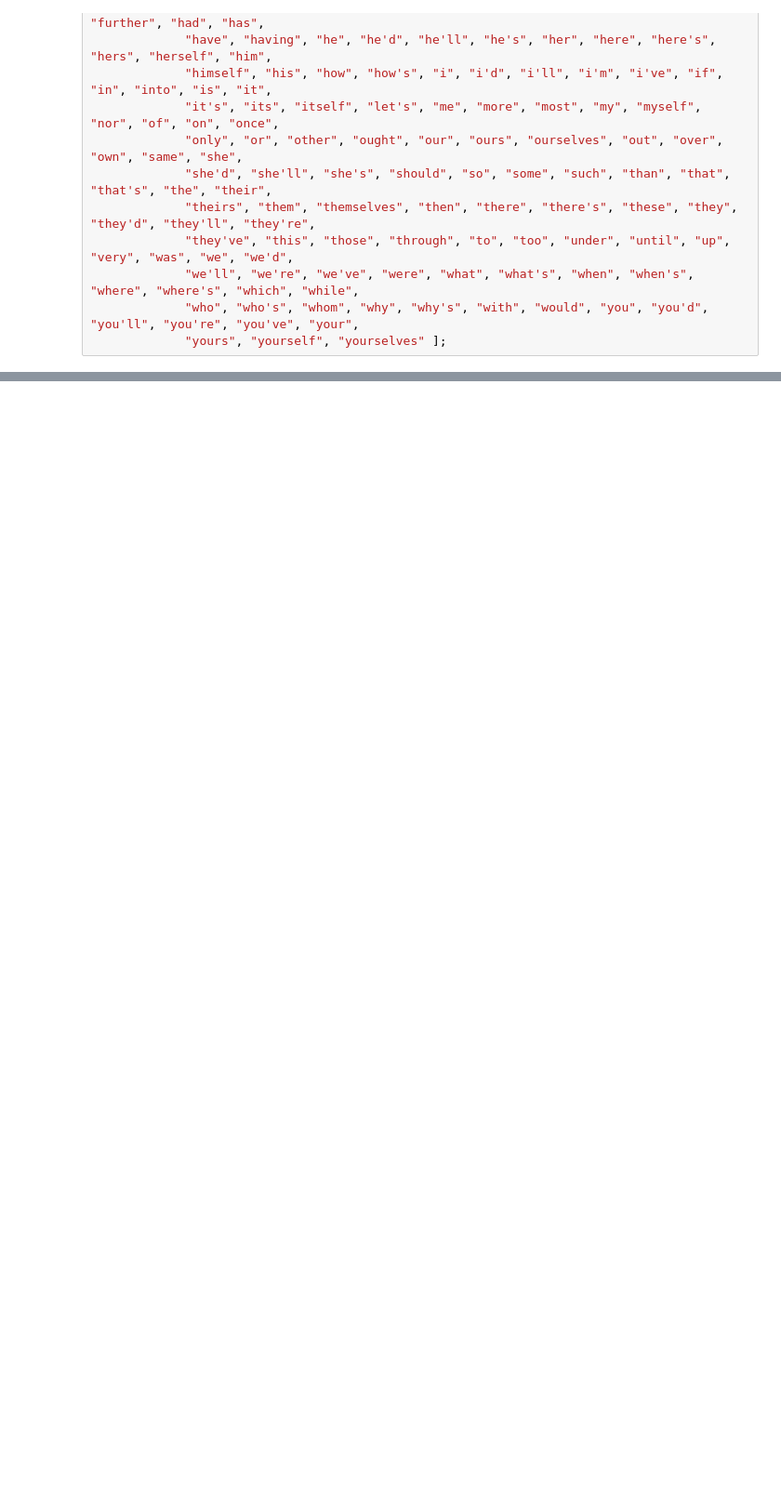
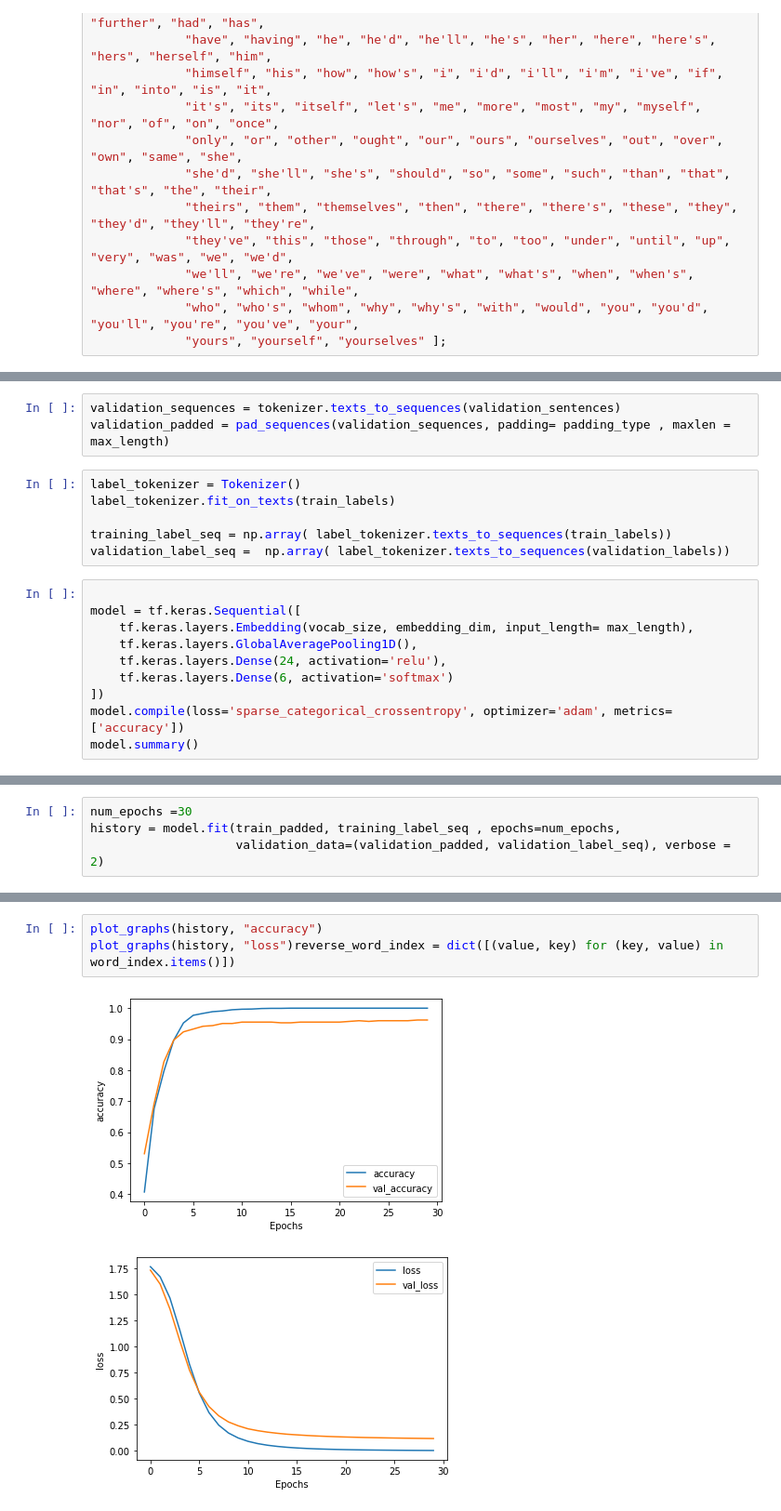
Before and after one commit to zahra-karami/NLP, a Jupyter notebook: BBC-News-Archive-Process.ipynb, the cells around one changed output, grey strips where cells are left out. Shown at 93% size. Drawn from its saved outputs; the diff is of its cells as text; blank space fills up the shorter version.

```diff
--- a/BBC-News-Archive-Process.ipynb
+++ b/BBC-News-Archive-Process.ipynb
@@ -108,0 +77,19 @@ print(label_word_index)
+# %%
+validation_sequences = tokenizer.texts_to_sequences(validation_sentences)
+validation_padded = pad_sequences(validation_sequences, padding= padding_type , maxlen = max_length)
+# %%
+label_tokenizer = Tokenizer()
+label_tokenizer.fit_on_texts(train_labels)
+
+training_label_seq = np.array( label_tokenizer.texts_to_sequences(train_labels))
+validation_label_seq =  np.array( label_tokenizer.texts_to_sequences(validation_labels))
+# %%
+
+model = tf.keras.Sequential([
+    tf.keras.layers.Embedding(vocab_size, embedding_dim, input_length= max_length),
+    tf.keras.layers.GlobalAveragePooling1D(),
+    tf.keras.layers.Dense(24, activation='relu'),
+    tf.keras.layers.Dense(6, activation='softmax')
+])
+model.compile(loss='sparse_categorical_crossentropy', optimizer='adam', metrics=['accuracy'])
+model.summary()
@@ -108,0 +113,4 @@ print(label_word_index)
+# %%
+num_epochs =30
+history = model.fit(train_padded, training_label_seq , epochs=num_epochs,
+                    validation_data=(validation_padded, validation_label_seq), verbose = 2)
@@ -108,0 +135,6 @@ print(label_word_index)
+# %%
+plot_graphs(history, "accuracy")
+plot_graphs(history, "loss")reverse_word_index = dict([(value, key) for (key, value) in word_index.items()])
+# %% [output]
+[figure, added]
+[figure, added]
```
Also changed, not shown: parts of 15 cells of this notebook.
